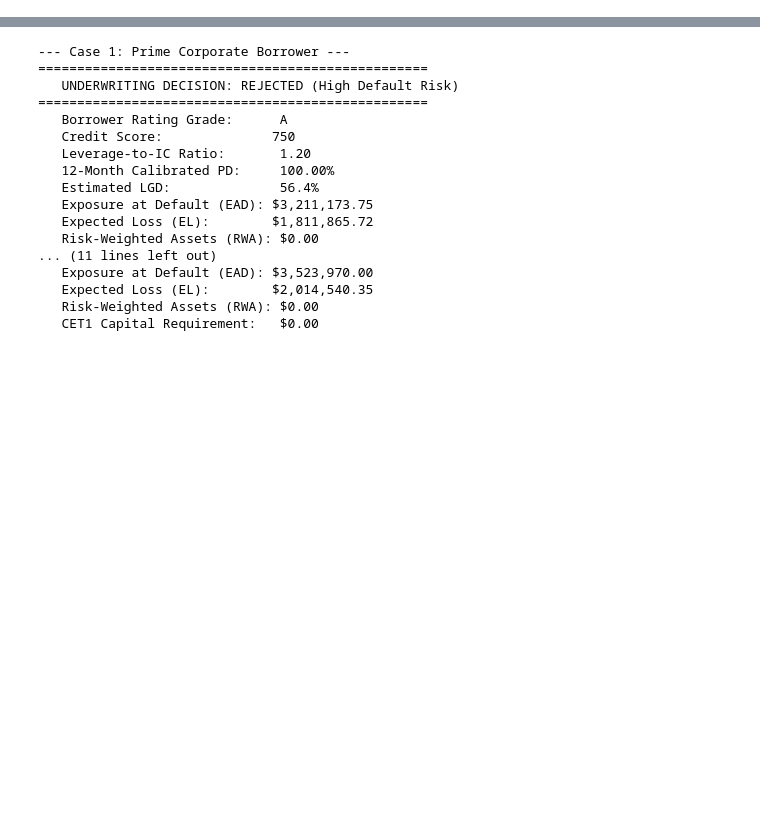
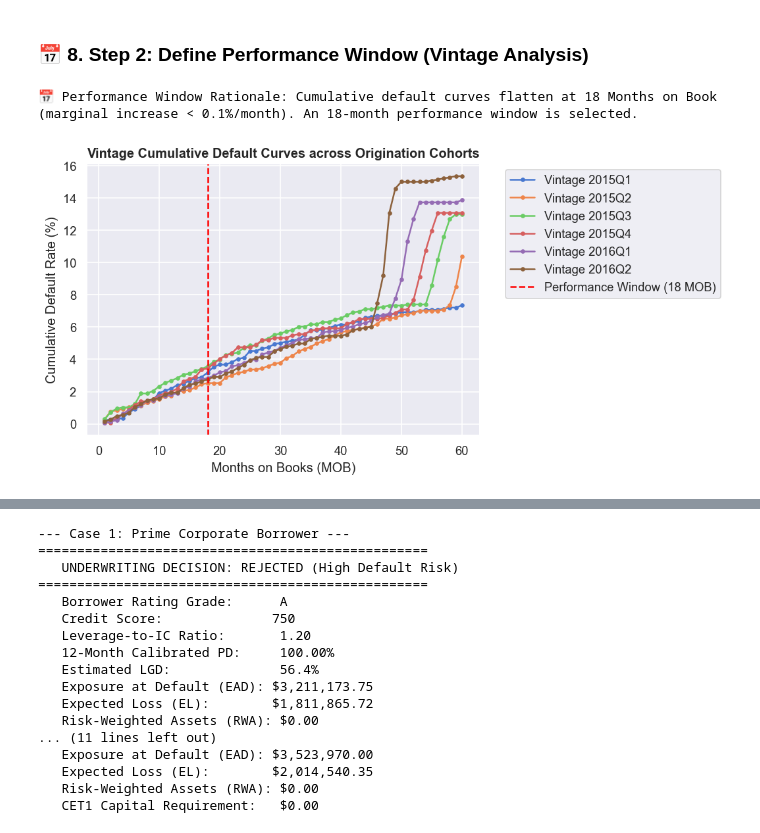
Before and after one commit to Bibek4797/Corporate-Credit-Risk-Engine-Estimating-Probability-of-Default-via-Explainable-ML, a Jupyter notebook: CreditRiskEngine.ipynb, the cells around one changed output, grey strips where cells are left out. Cells and saved outputs as stored; diff of their text form; code cells hidden in the pictures; blank space fills up the shorter version.

```diff
--- a/CreditRiskEngine.ipynb
+++ b/CreditRiskEngine.ipynb
@@ -765,0 +248,24 @@ Programmatically scores new credit applications and calculates $PD$, $LGD$, $EAD
+# %% [markdown]
+### 📅 8. Step 2: Define Performance Window (Vintage Analysis)
+# %%
+v_file = "vintage_analysis.csv"
+if os.path.exists(v_file):
+    v_df = pd.read_csv(v_file)
+    v_pivot = v_df.pivot(index="months_on_books", columns="vintage", values="cumulative_default_rate")
+
+    plt.figure(figsize=(9, 4.5))
+    for col in list(v_pivot.columns)[:6]:
+        plt.plot(v_pivot.index, v_pivot[col] * 100, marker="o", markersize=3, label=f"Vintage {col}")
+
+    plt.axvline(x=18, color="red", linestyle="--", label="Performance Window (18 MOB)")
+    plt.title("Vintage Cumulative Default Curves across Origination Cohorts", fontsize=12, fontweight="bold")
+    plt.xlabel("Months on Books (MOB)")
+    plt.ylabel("Cumulative Default Rate (%)")
+    plt.legend(bbox_to_anchor=(1.05, 1), loc='upper left')
+    plt.tight_layout()
+    plt.show()
+
+    print("📅 Performance Window Rationale: Cumulative default curves flatten at 18 Months on Book (marginal increase < 0.1%/month). An 18-month performance window is selected.")
+# %% [output]
+📅 Performance Window Rationale: Cumulative default curves flatten at 18 Months on Book (marginal increase < 0.1%/month). An 18-month performance window is selected.
+[figure, added]
```
Also changed, not shown: parts of 65 cells of this notebook.
